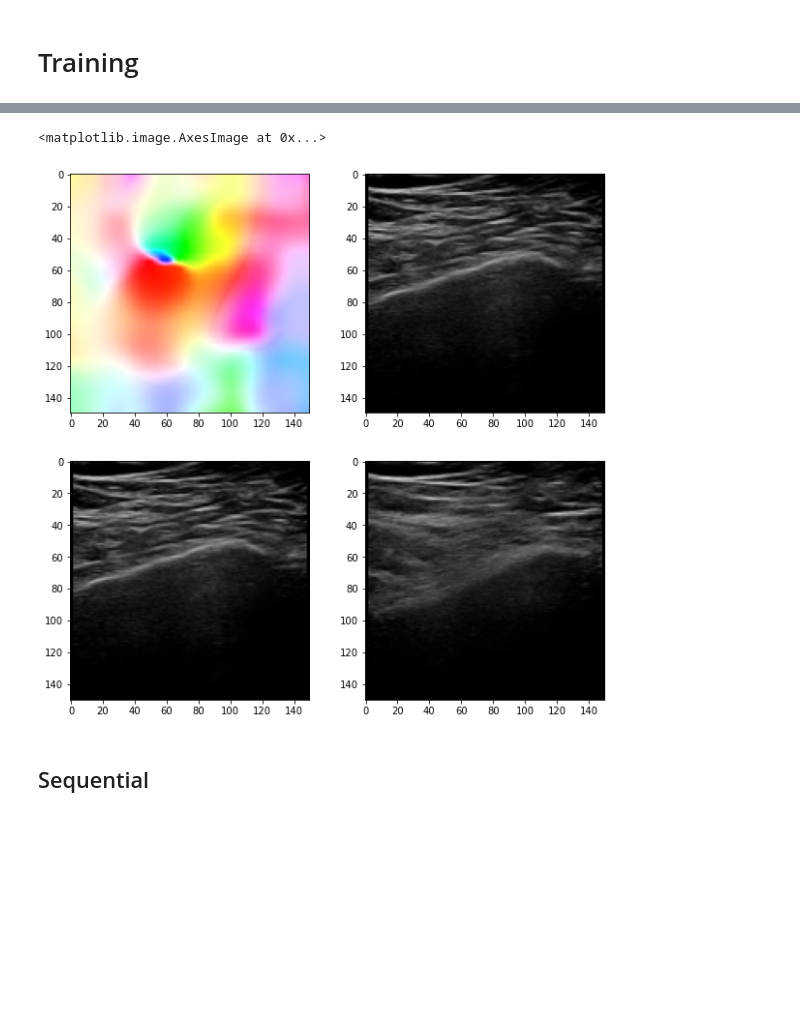
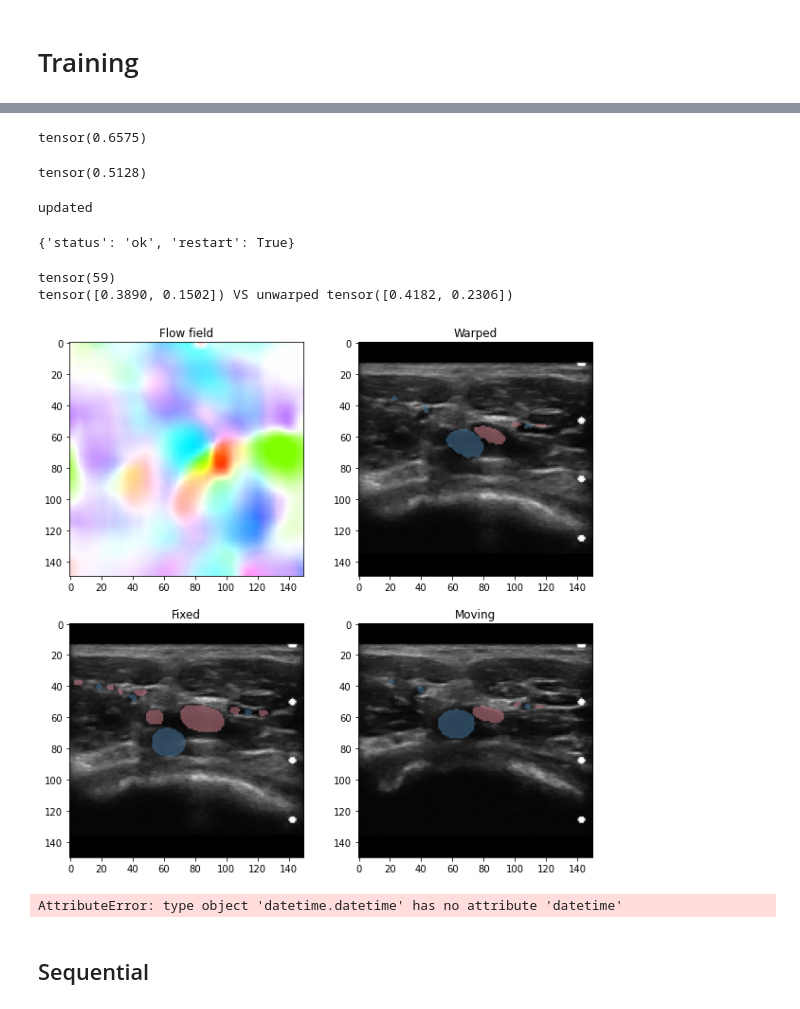
Before and after one commit to TillNicke/KD-for-optical-flow, a Jupyter notebook: Experiment_1.ipynb, the cells around one changed output, grey strips where cells are left out. Saved outputs shown, nothing was run; the diff lists cells and outputs as text; code cells hidden in the pictures; blank space fills up the shorter version.

```diff
--- a/Experiment_1.ipynb
+++ b/Experiment_1.ipynb
@@ -41,2 +71,5 @@ segs = torch.load('data/train_segs.pth')
+# %%
+imgs = torch.cat((imgs2,imgs3))
+segs = torch.cat((segs2,segs3))
 # %%
 #define a training split
@@ -194,14 +209,14 @@ def evaluate_model(model):
 # %%
 disp_hw = 5
 displace_range = 11
-
+#label_weights = torch.tensor([0.1,0.6, 0.3])# weights for background = 0.1, Vein = 0.6 and Artery = 0.3
 epochs = 100
-# minibatch training
-grad_accum = 20
+lr = 0.00025
+grad_accum = 5
 # %%
-obel = OBELISK2d(24)
+obel = OBELISK2d(16)
 init_weights(obel)
 obel.train().cuda()
 
-optimizer = torch.optim.Adam(list(obel.parameters()),lr=0.0002)
+optimizer = torch.optim.Adam(list(obel.parameters()),lr=lr)
 # %%
@@ -258,0 +389,10 @@ for epoch in range(epochs):
+# %%
+print(eval_mean_dice)
+unwarped_dice
+# %% [output]
+tensor(0.6575)
+tensor(0.5128)
+# %%
+update_sheet(epochs, optimizer, 'label loss + diffloss',grad_accum,lr, mode, eval_mean_dice, unwarped_dice, 'eighted Loss')
+# %% [output]
+updated
@@ -259,54 +401,76 @@ for epoch in range(epochs):
+# %%
+import IPython
+
+IPython.Application.instance().kernel.do_shutdown(True)
+# %% [output]
+{'status': 'ok', 'restart': True}
 # %%
 obel.eval()
 
 rnd_test_idx = torch.randperm(test_set.size(0))
 p_fix = test_set[rnd_test_idx[0]]
+print(rnd_test_idx[0])
 
 fixed = imgs[p_fix:p_fix+1,0,:].unsqueeze(0).float()
 moving = imgs[p_fix:p_fix+1,1,:].unsqueeze(0).float()
 
-fixed_seg = segs[p_fix:p_fix+1,0,:].long().contiguous()
-moving_seg = segs[p_fix:p_fix+1,1,:].long().contiguous()
+fixed_seg = segs[p_fix:p_fix+1,0,:].contiguous()
+moving_seg = segs[p_fix:p_fix+1,1,:].contiguous()
 
-#flow_in = preprocessing_flownet(fixed.reshape(H,W,1),moving.reshape(H,W,1)).cuda()
-#teacher_flow = flow2(flow_in)
+# quick fix here...
+if len(torch.where(torch.histc(fixed_seg) != 0)[0]) == 3 and fixed_seg.max() <= 1:
+    fixed_seg = fixed_seg*2
+if len(torch.where(torch.histc(moving_seg) != 0)[0]) == 3 and moving_seg.max() <= 1:
+    moving_seg = moving_seg*2
+
 
 with torch.no_grad():
     fixed_feat = obel(fixed.cuda())
     moving_feat = obel(moving.cuda())
 
 ssd_distance = correlation_layer(displace_range, moving_feat, fixed_feat).contiguous()
 #regularise using meanfield inference with approx. min-convolutions
-soft_cost_one,disp_xy = meanfield(ssd_distance, fixed, displace_range, H//4, W//4)
+soft_cost_one,disp_xy = meanfield(ssd_distance, fixed, displace_range, H//4 +1, W//4 +1)
 #upsample field to original resolution
 dense_flow_fit = F.interpolate(disp_xy,size=(H,W),mode='bicubic')
 
-
 #apply and evaluate transformation
 identity = F.affine_grid(torch.eye(2,3).unsqueeze(0),(1,1,H,W),align_corners=False).cuda()
-warped_student_seg = F.grid_sample(moving_seg.cuda().float().unsqueeze(1),identity+dense_flow_fit.permute(0,2,3,1),mode='nearest',align_corners=False).cpu()
+warped_student_seg = F.grid_sample(moving_seg.cuda().float().unsqueeze(1),identity+dense_flow_fit.flip(1).permute(0,2,3,1),mode='nearest',align_corners=False).cpu()
 
 #warped_teacher_seg = warp(moving_seg.unsqueeze(0).float().cuda(),teacher_flow.squeeze().cuda()).cpu()
 
-d1 = dice_coeff(fixed_seg,warped_student_seg.squeeze(),2)
-d0 = dice_coeff(fixed_seg,moving_seg,2)
+d1 = dice_coeff(fixed_seg,warped_student_seg.squeeze(),3)
+d0 = dice_coeff(fixed_seg,moving_seg,3)
 
-rgb = showFlow(dense_flow_fit.cpu().transpose(-2,-1).flip(1))
+print(f"{d1} VS unwarped {d0}")
+
+rgb = showFlow(dense_flow_fit.flip(1).cpu().transpose(-2,-1).flip(1))
 overlay = overlaySegment(fixed.squeeze(),warped_student_seg.data.squeeze(),False)
 
 overlay_fixed = overlaySegment(fixed.squeeze(),fixed_seg.data.squeeze(),False)
 overlay_moving = overlaySegment(moving.squeeze(),moving_seg.data.squeeze(),False)
 
 fig = plt.figure(figsize=(10,10))
 plt.subplot(221)
 plt.imshow(rgb)
+plt.title("Flow field")
 plt.subplot(222)
 plt.imshow(overlay)
+plt.title("Warped")
 
 plt.subplot(223)
 plt.imshow(overlay_fixed)
+plt.title('Fixed')
 plt.subplot(224)
 plt.imshow(overlay_moving)
+plt.title("Moving")
+plt.show()
 # %% [output]
-<matplotlib.image.AxesImage at 0x...>
+tensor(59)
+tensor([0.3890, 0.1502]) VS unwarped tensor([0.4182, 0.2306])
-[figure, old version]
+[figure, new version]
+# %%
+now = datetime.datetime.now().strftime("%d_%m_%y-%H-%M")
+# %% [output]
+AttributeError: type object 'datetime.datetime' has no attribute 'datetime'
```
Also changed, not shown: parts of 30 cells of this notebook, 3 other files.
